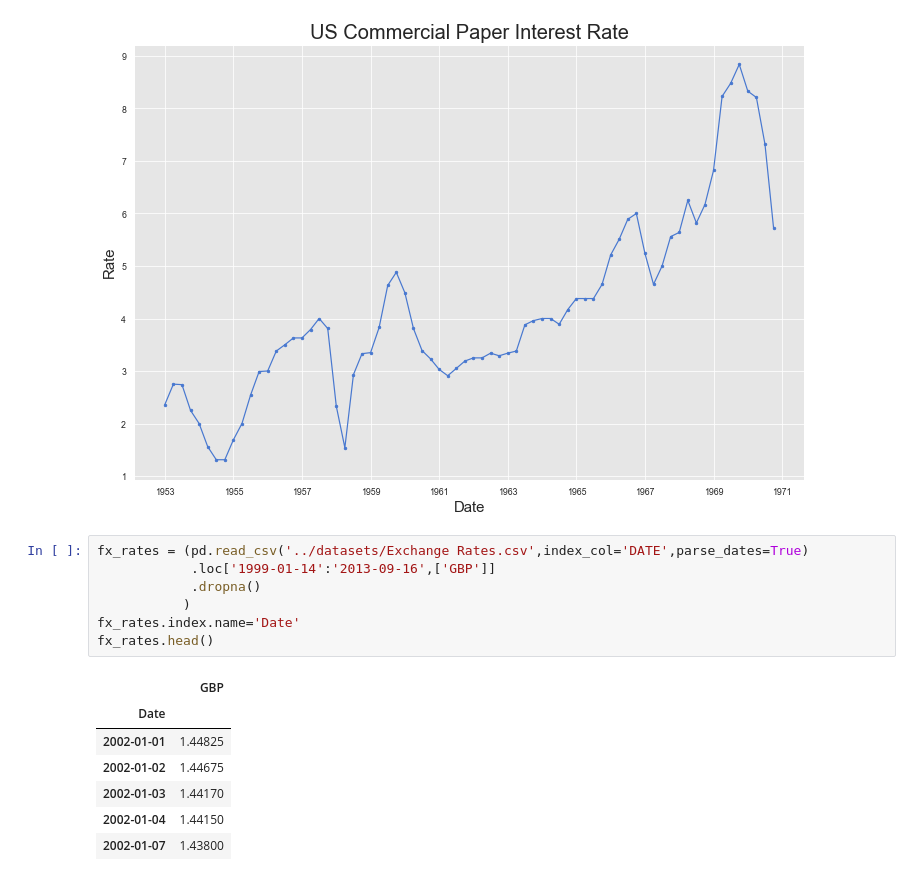
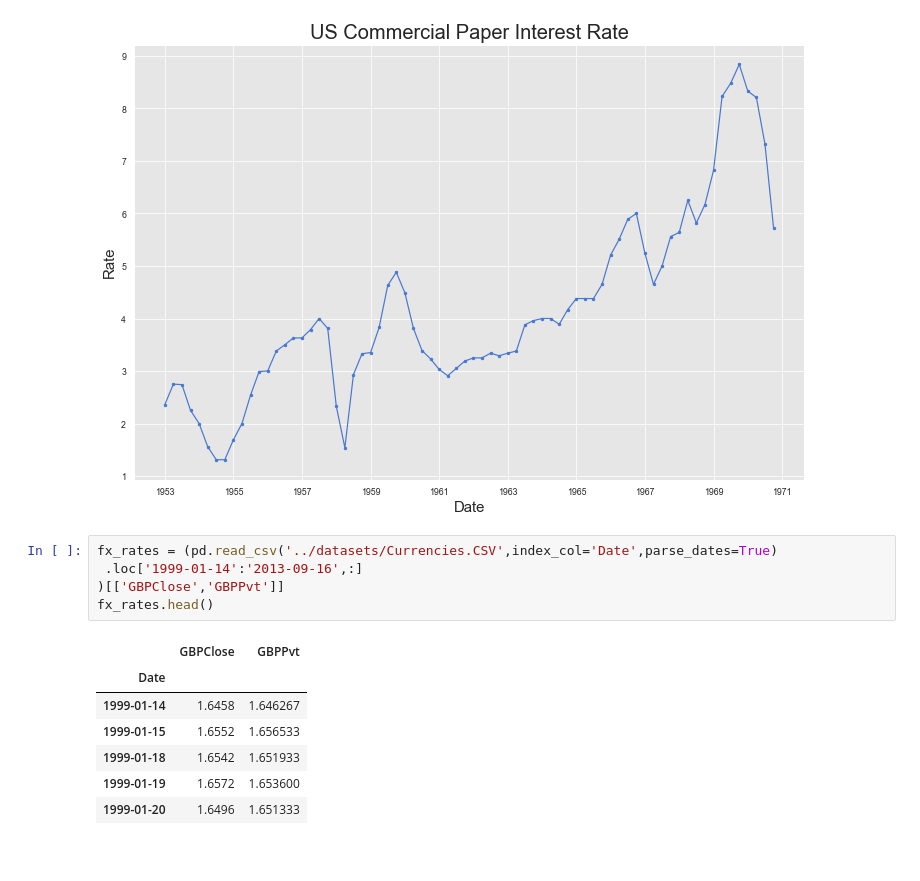
Before and after one commit to FinTrek/algo_trading_book, a Jupyter notebook: notebooks/Univariate_Time_Series_Models.ipynb, the cells around one changed output. Saved outputs shown, nothing was run; the diff lists cells and outputs as text.

```diff
--- a/notebooks/Univariate_Time_Series_Models.ipynb
+++ b/notebooks/Univariate_Time_Series_Models.ipynb
@@ -278,19 +278,17 @@ plt.show()
 # %% [output]
 [figure]
 # %%
-fx_rates = (pd.read_csv('../datasets/Exchange Rates.csv',index_col='DATE',parse_dates=True)
-            .loc['1999-01-14':'2013-09-16',['GBP']]
-            .dropna()
-           )
-fx_rates.index.name='Date'
+fx_rates = (pd.read_csv('../datasets/Currencies.CSV',index_col='Date',parse_dates=True)
+ .loc['1999-01-14':'2013-09-16',:]
+)[['GBPClose','GBPPvt']]
 fx_rates.head()
 # %% [output]
-|  | GBP |
-| Date |  |
-| 2002-01-01 | 1.44825 |
-| 2002-01-02 | 1.44675 |
-| 2002-01-03 | 1.44170 |
-| 2002-01-04 | 1.44150 |
-| 2002-01-07 | 1.43800 |
+|  | GBPClose | GBPPvt |
+| Date |  |  |
+| 1999-01-14 | 1.6458 | 1.646267 |
+| 1999-01-15 | 1.6552 | 1.656533 |
+| 1999-01-18 | 1.6542 | 1.651933 |
+| 1999-01-19 | 1.6572 | 1.653600 |
+| 1999-01-20 | 1.6496 | 1.651333 |
 # %%
 fig,ax = plt.subplots(4,2,figsize=(15,12))
```
Also changed, not shown: parts of 3 cells of this notebook.
